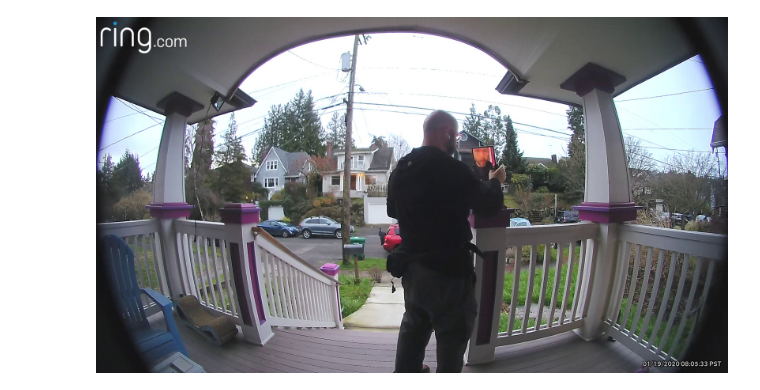
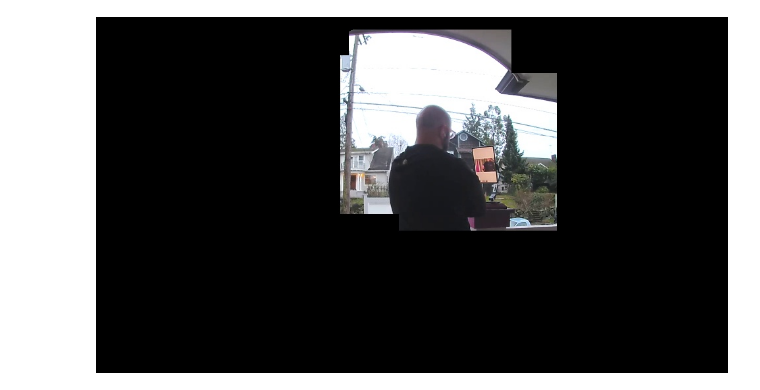
Before and after one commit to idvorkin/jupyter, a Jupyter notebook: play-opencv.ipynb, the cells around one changed output. Drawn from its saved outputs; the diff is of its cells as text; code cells hidden in the pictures.

```diff
--- a/play-opencv.ipynb
+++ b/play-opencv.ipynb
@@ -81,5 +50,12 @@ def pv2(base_filename: str, input_video):
 # %%
+input_video_path = os.path.expanduser("~/downloads/igor-magic.mp4")
 input_video = cv2.VideoCapture(input_video_path)
-pv2(basename, input_video)
+if not input_video.isOpened():
+    print(f"Unable to Open {input_video_path}")
+    1 / 0
+
+ic(f"Processing File {input_video_path}")
+rb = remove_background(input_video_path, 30)
+cv_helper.process_video(input_video, rb)
 # %% [output]
-[figure, old version]
+[figure, new version]
```
Also changed, not shown: parts of 6 cells of this notebook, 1 other file.
